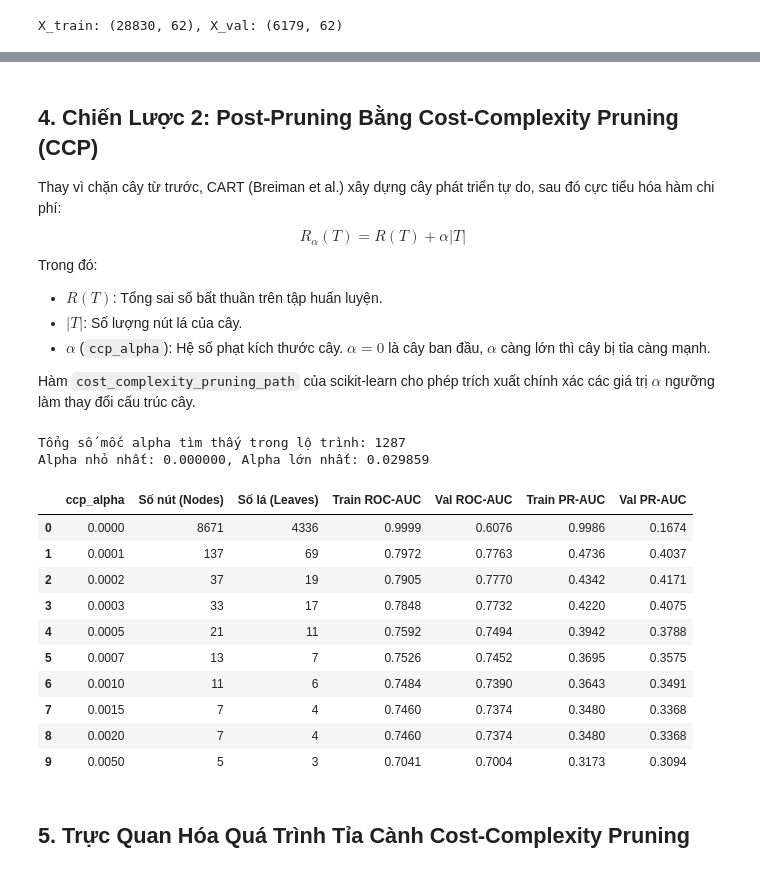
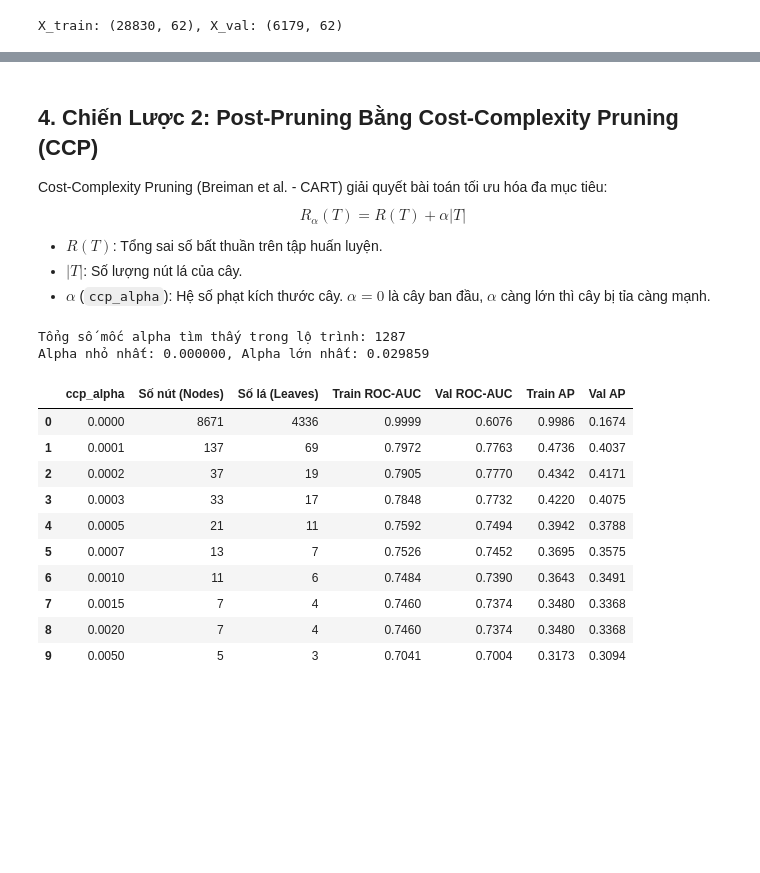
Before and after one commit to vohuunghiaah/bank-marketing-ml-lab, a Jupyter notebook: notebooks/01d_regularization_pruning.ipynb, the cells around one changed output, grey strips where cells are left out. Cells and saved outputs as stored; diff of their text form; code cells hidden in the pictures; blank space fills up the shorter version.

```diff
--- a/notebooks/01d_regularization_pruning.ipynb
+++ b/notebooks/01d_regularization_pruning.ipynb
@@ -63,9 +107,9 @@ X_train: (28830, 62), X_val: (6179, 62)
 # %%
 leaf_values = [1, 5, 10, 20, 50, 100, 200, 500]
-pre_results = []
+leaf_results = []
 
 for leaf in leaf_values:
-    dt = DecisionTreeClassifier(random_state=42, min_samples_leaf=leaf)
+    dt = DecisionTreeClassifier(random_state=42, min_samples_leaf=leaf, min_samples_split=2)
     dt.fit(X_train_encoded, y_train)
 
     tr_proba = dt.predict_proba(X_train_encoded)[:, 1]
@@ -76,16 +120,16 @@ for leaf in leaf_values:
     tr_pr = average_precision_score(y_train, tr_proba)
     va_pr = average_precision_score(y_val, va_proba)
 
-    pre_results.append({
+    leaf_results.append({
         "min_samples_leaf": leaf,
         "Số nút (Nodes)": dt.tree_.node_count,
         "Số lá (Leaves)": dt.get_n_leaves(),
         "Train ROC-AUC": round(tr_auc, 4),
         "Val ROC-AUC": round(va_auc, 4),
-        "Train PR-AUC": round(tr_pr, 4),
-        "Val PR-AUC": round(va_pr, 4)
+        "Train AP": round(tr_pr, 4),
+        "Val AP": round(va_pr, 4)
     })
 
-pre_df = pd.DataFrame(pre_results)
-display(pre_df)
+leaf_df = pd.DataFrame(leaf_results)
+display(leaf_df)
 # %% [output]
@@ -101,14 +165,11 @@ display(pre_df)
 # %% [markdown]
 ## 4. Chiến Lược 2: Post-Pruning Bằng Cost-Complexity Pruning (CCP)
 
-Thay vì chặn cây từ trước, CART (Breiman et al.) xây dựng cây phát triển tự do, sau đó cực tiểu hóa hàm chi phí:
+Cost-Complexity Pruning (Breiman et al. - CART) giải quyết bài toán tối ưu hóa đa mục tiêu:
 $$R_\alpha(T) = R(T) + \alpha |T|$$
-Trong đó:
 - $R(T)$: Tổng sai số bất thuần trên tập huấn luyện.
 - $|T|$: Số lượng nút lá của cây.
 - $\alpha$ (`ccp_alpha`): Hệ số phạt kích thước cây. $\alpha = 0$ là cây ban đầu, $\alpha$ càng lớn thì cây bị tỉa càng mạnh.
-
-Hàm `cost_complexity_pruning_path` của scikit-learn cho phép trích xuất chính xác các giá trị $\alpha$ ngưỡng làm thay đổi cấu trúc cây.
 # %%
 # 1. Trích xuất lộ trình tỉa cành (Pruning Path)
 full_tree = DecisionTreeClassifier(random_state=42)
@@ -120,36 +181,36 @@ print(f"Alpha nhỏ nhất: {ccp_alphas[0]:.6f}, Alpha lớn nhất: {ccp_alphas
 
 # 2. Khảo sát một tập hợp các giá trị alpha đại diện
 test_alphas = [0.0, 0.0001, 0.0002, 0.0003, 0.0005, 0.0007, 0.001, 0.0015, 0.002, 0.005]
 post_results = []
 
 for a in test_alphas:
     dt = DecisionTreeClassifier(random_state=42, ccp_alpha=a)
     dt.fit(X_train_encoded, y_train)
 
     tr_proba = dt.predict_proba(X_train_encoded)[:, 1]
     va_proba = dt.predict_proba(X_val_encoded)[:, 1]
 
     tr_auc = roc_auc_score(y_train, tr_proba)
     va_auc = roc_auc_score(y_val, va_proba)
     tr_pr = average_precision_score(y_train, tr_proba)
     va_pr = average_precision_score(y_val, va_proba)
 
     post_results.append({
         "ccp_alpha": a,
         "Số nút (Nodes)": dt.tree_.node_count,
         "Số lá (Leaves)": dt.get_n_leaves(),
         "Train ROC-AUC": round(tr_auc, 4),
         "Val ROC-AUC": round(va_auc, 4),
-        "Train PR-AUC": round(tr_pr, 4),
-        "Val PR-AUC": round(va_pr, 4)
+        "Train AP": round(tr_pr, 4),
+        "Val AP": round(va_pr, 4)
     })
 
 post_df = pd.DataFrame(post_results)
 display(post_df)
 # %% [output]
 Tổng số mốc alpha tìm thấy trong lộ trình: 1287
 Alpha nhỏ nhất: 0.000000, Alpha lớn nhất: 0.029859
-|  | ccp_alpha | Số nút (Nodes) | Số lá (Leaves) | Train ROC-AUC | Val ROC-AUC | Train PR-AUC | Val PR-AUC |
+|  | ccp_alpha | Số nút (Nodes) | Số lá (Leaves) | Train ROC-AUC | Val ROC-AUC | Train AP | Val AP |
 | 0 | 0.0000 | 8671 | 4336 | 0.9999 | 0.6076 | 0.9986 | 0.1674 |
 | 1 | 0.0001 | 137 | 69 | 0.7972 | 0.7763 | 0.4736 | 0.4037 |
 | 2 | 0.0002 | 37 | 19 | 0.7905 | 0.7770 | 0.4342 | 0.4171 |
@@ -160,5 +221,3 @@ Alpha nhỏ nhất: 0.000000, Alpha lớn nhất: 0.029859
 | 7 | 0.0015 | 7 | 4 | 0.7460 | 0.7374 | 0.3480 | 0.3368 |
 | 8 | 0.0020 | 7 | 4 | 0.7460 | 0.7374 | 0.3480 | 0.3368 |
 | 9 | 0.0050 | 5 | 3 | 0.7041 | 0.7004 | 0.3173 | 0.3094 |
-# %% [markdown]
-## 5. Trực Quan Hóa Quá Trình Tỉa Cành Cost-Complexity Pruning
```
Also changed, not shown: parts of 13 cells of this notebook, 1 other file.
